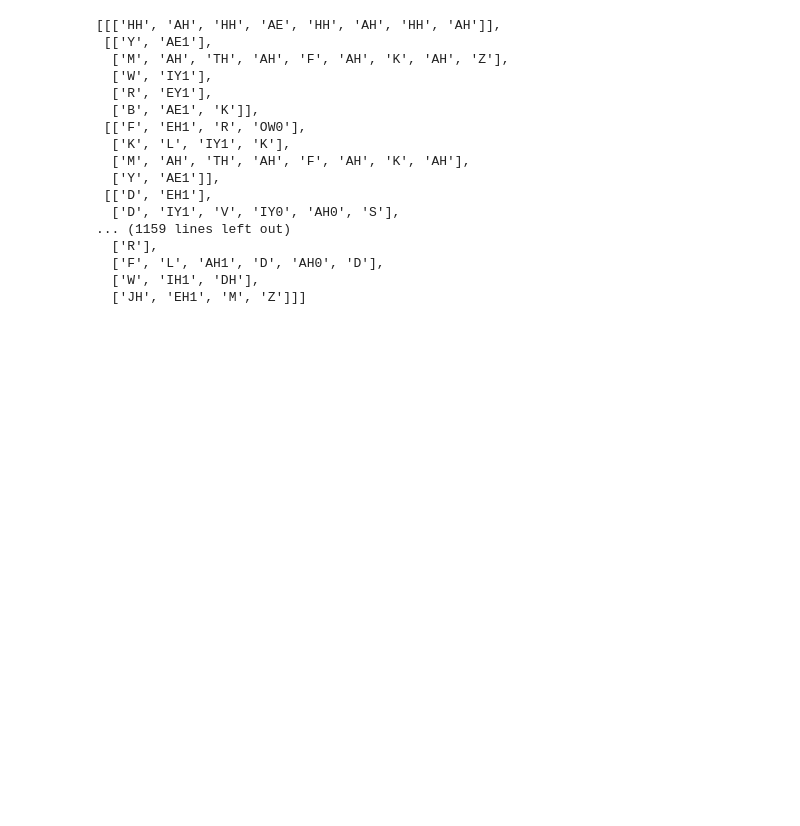
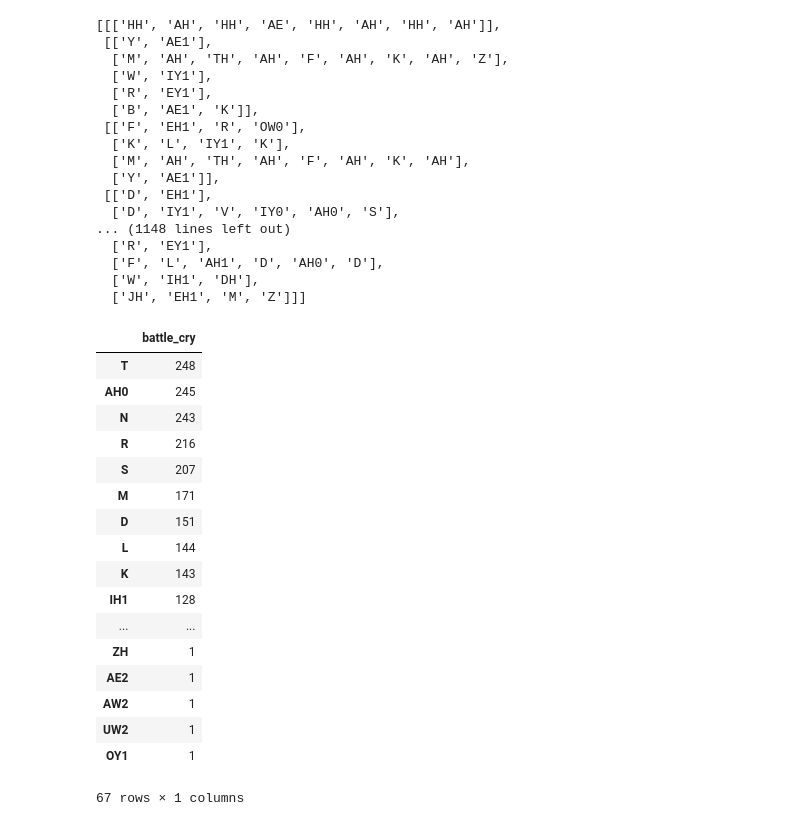
Before and after one commit to BarthS/rapalytics, a Jupyter notebook: notebooks/1.0-b-phonemes.ipynb, the cells around one changed output. Saved outputs shown, nothing was run; the diff lists cells and outputs as text; code cells hidden in the pictures; blank space fills up the shorter version.

```diff
--- a/notebooks/phonemes.ipynb
+++ b/notebooks/1.0-b-phonemes.ipynb
@@ -6,7 +6,7 @@ import codecs
 import requests
 # %%
 with codecs.open('../data/raw/battle-cry-army-of-the-pharaohs.txt', 'rb', encoding='utf-8', errors='ignore') as f:
-    lyrics = re.sub('[^a-zA-Z0-9\n\'\[\]]', ' ', f.read()).lower()
+    lyrics = re.sub('[^a-zA-Z0-9\n\[\]]', ' ', f.read()).lower()
 # %%
 nlp = StanfordCoreNLP('http://localhost:9000')
 # %%
@@ -22,19 +42,19 @@ for line in lines:
 # %%
-base_url = 'http://www.speech.cs.cmu.edu/cgi-bin/tools/lmtool/run'
+arpabet = nltk.corpus.cmudict.dict()
 
-file = {'corpus': ('words.txt', " ".join([t for line in tokens for t in line  if t not in arpabet.keys()]))}
+base_url = 'http://www.speech.cs.cmu.edu/cgi-bin/tools/logios/lextool.pl'
 
-res = requests.post(base_url, \
-                    data={'formtype': 'simple'}, \
-                    files=file, allow_redirects=True)
+file = {'wordfile': ('words.txt', "\n".join([str(t).upper() for line in tokens for t in line if t not in arpabet.keys()]))}
 
-dict_re = re.compile(r"\d+\.dic")
+res = requests.post(base_url, files=file, allow_redirects=True)
 
-dict_path = dict_re.search(res.text).group(0)
+dict_re = re.compile(r"(?<=DICT ).*?\.dict")
 
-res = requests.get(res.url + dict_path)
+dict_url = dict_re.search(res.text).group(0)
+
+res_dict = requests.get(dict_url)
 # %%
-custom_dict = {line.split('\t')[0].lower(): line.split('\t')[1].split(' ') for line in res.text.split('\n') if len(line) > 1}
+custom_dict = {line.split('\t')[0].lower(): line.split('\t')[1].split(' ') for line in res_dict.text.split('\n') if len(line) > 1}
 # %%
 def get_phonemes(word):
     try:
@@ -62,8 +82,8 @@ phonemes
   ['Y', 'AE1']],
  [['D', 'EH1'],
   ['D', 'IY1', 'V', 'IY0', 'AH0', 'S'],
-... (1159 lines left out)
-  ['R'],
+... (1148 lines left out)
+  ['R', 'EY1'],
   ['F', 'L', 'AH1', 'D', 'AH0', 'D'],
   ['W', 'IH1', 'DH'],
   ['JH', 'EH1', 'M', 'Z']]]
@@ -69,0 +93,22 @@ phonemes
+# %%
+song_name = 'battle_cry'
+pd.DataFrame({song_name: pd.Series([p for line in phonemes for word in line for p in word]).value_counts()})#.transpose()
+# %% [output]
+|  | battle_cry |
+| T | 248 |
+| AH0 | 245 |
+| N | 243 |
+| R | 216 |
+| S | 207 |
+| M | 171 |
+| D | 151 |
+| L | 144 |
+| K | 143 |
+| IH1 | 128 |
+| ... | ... |
+| ZH | 1 |
+| AE2 | 1 |
+| AW2 | 1 |
+| UW2 | 1 |
+| OY1 | 1 |
+67 rows × 1 columns
```
Also changed, not shown: parts of 2 cells of this notebook, 9 other files.
